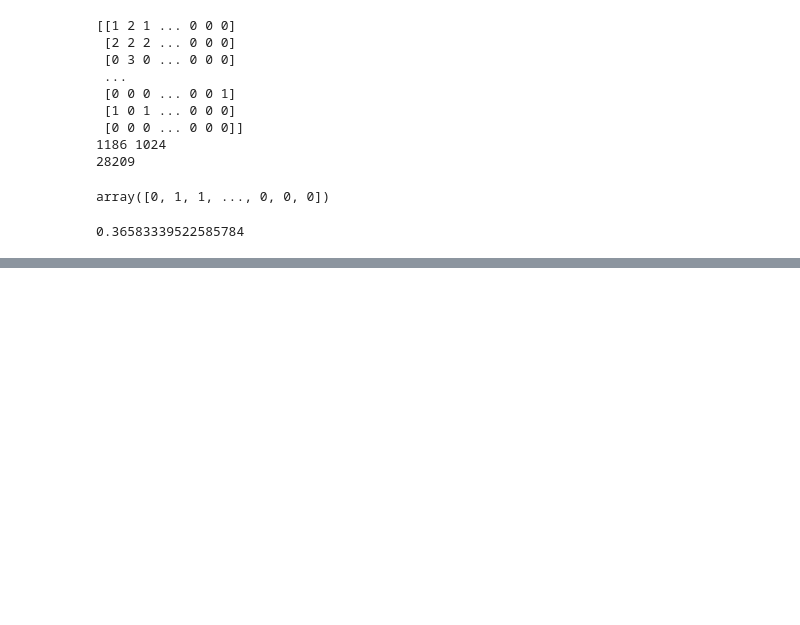
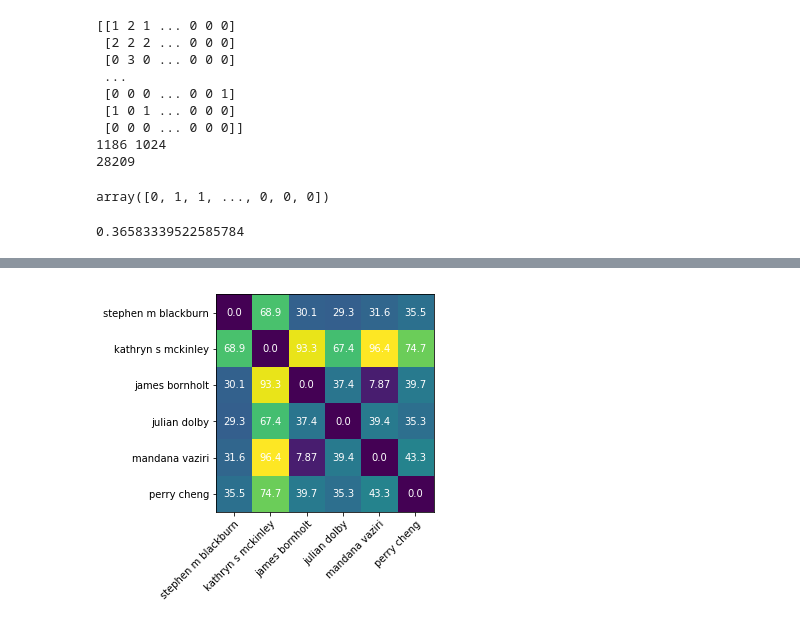
Before and after one commit to csmetrics/influencemap, a Jupyter notebook: research/models/test.ipynb, the cells around one changed output, grey strips where cells are left out. Drawn from its saved outputs; the diff is of its cells as text; code cells hidden in the pictures; blank space fills up the shorter version.

```diff
--- a/research/models/test.ipynb
+++ b/research/models/test.ipynb
@@ -119,0 +185,21 @@ bov.most_sim(auth_vec)
+# %%
+dist_matrix = gen_cmp_matrix(vec_list, calc=lambda x,y: np.linalg.norm(x-y))
+
+fig, ax = plt.subplots()
+im = ax.imshow(dist_matrix)
+
+ax.set_xticks(np.arange(len(auth_list)))
+ax.set_yticks(np.arange(len(auth_list)))
+
+ax.set_xticklabels(auth_list)
+ax.set_yticklabels(auth_list)
+
+plt.setp(ax.get_xticklabels(), rotation=45, ha="right",
+         rotation_mode="anchor")
+
+for i in range(len(auth_list)):
+    for j in range(len(auth_list)):
+        text = ax.text(j, i, str(dist_matrix[i, j])[0:4],
+                       ha="center", va="center", color="w")
+# %% [output]
+[figure, added]
```
Also changed, not shown: parts of 20 cells of this notebook, 4 other files.
